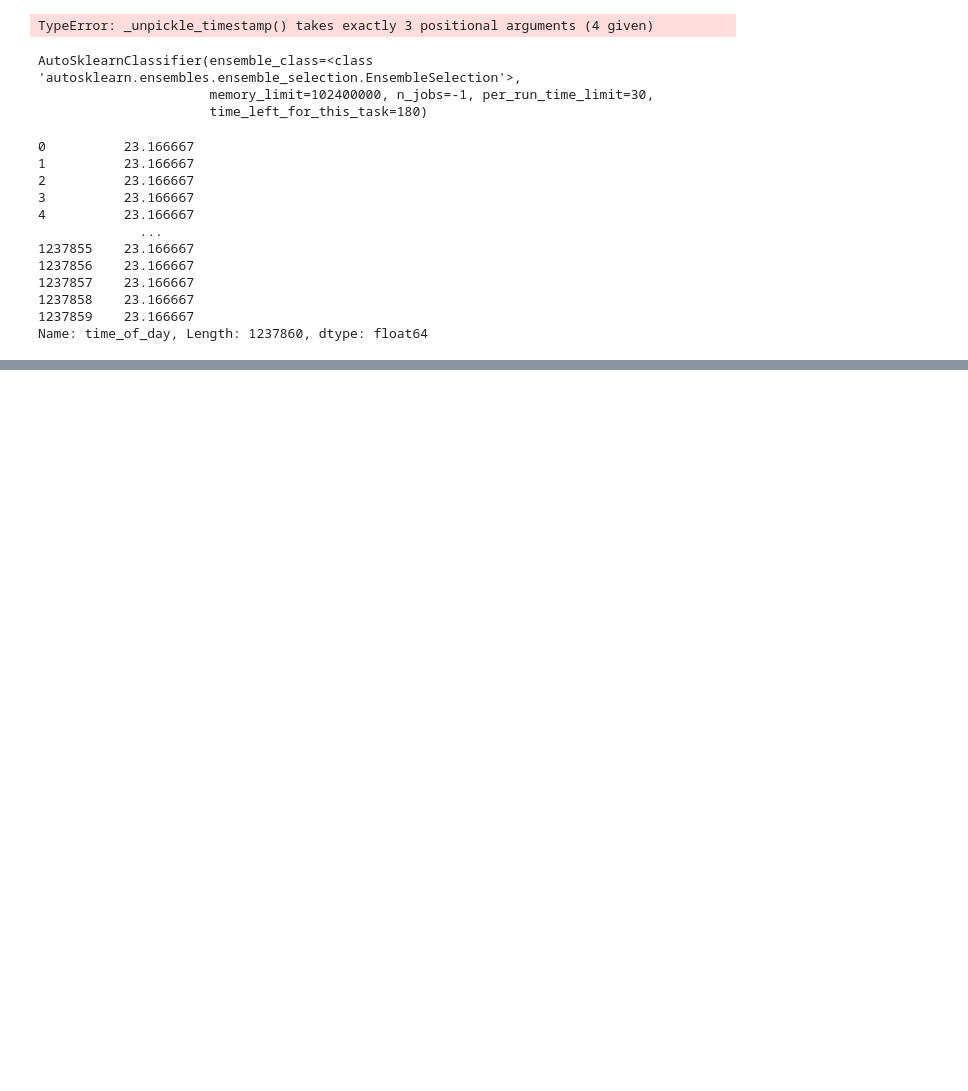
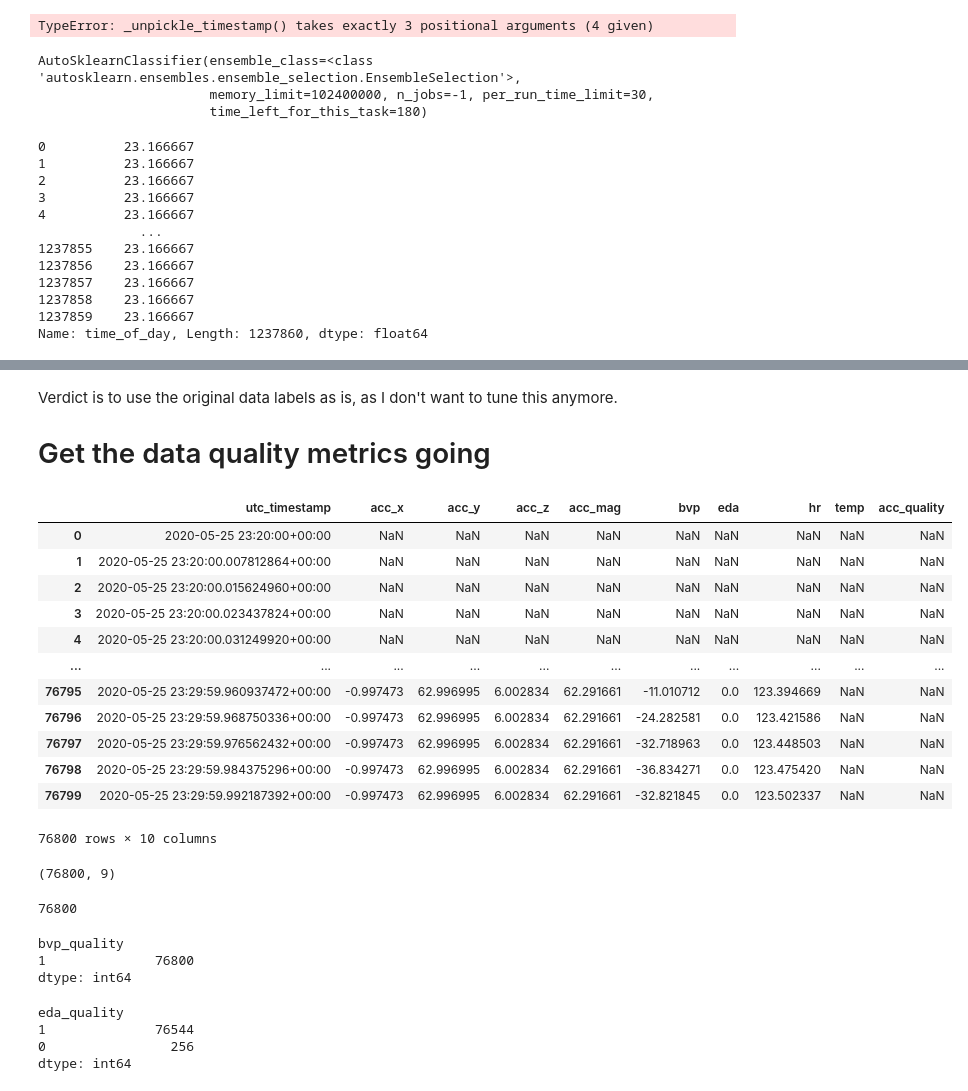
Before and after one commit to Spokhim/PK_EForecasting, a Jupyter notebook: Model_Accel.ipynb, the cells around one changed output, grey strips where cells are left out. Drawn from its saved outputs; the diff is of its cells as text; code cells hidden in the pictures; blank space fills up the shorter version.

```diff
--- a/Model_Accel.ipynb
+++ b/Model_Accel.ipynb
@@ -548,0 +946,52 @@ Name: time_of_day, Length: 1237860, dtype: float64
+# %% [markdown]
+Verdict is to use the original data labels as is, as I don't want to tune this anymore.
+
+# Get the data quality metrics going
+# %%
+f_s = 128
+
+# Add Quality Features
+#df["acc_quality"] =
+data["acc_quality"] = RandFuncs.acc_quality_adj(data, f_s)
+#df["bvp_quality"] = RandFuncs.bvp_quality_adj(data, f_s)
+#df["eda_quality"] = RandFuncs.eda_quality_adj(data, f_s)
+
+# There is a possibility that these need to be performed on a larger window?
+# This is just giving out NaNs.... There is a bug somewhere.
+# %%
+data
+# %% [output]
+|  | utc_timestamp | acc_x | acc_y | acc_z | acc_mag | bvp | eda | hr | temp | acc_quality |
+| 0 | 2020-05-25 23:20:00+00:00 | NaN | NaN | NaN | NaN | NaN | NaN | NaN | NaN | NaN |
+| 1 | 2020-05-25 23:20:00.007812864+00:00 | NaN | NaN | NaN | NaN | NaN | NaN | NaN | NaN | NaN |
+| 2 | 2020-05-25 23:20:00.015624960+00:00 | NaN | NaN | NaN | NaN | NaN | NaN | NaN | NaN | NaN |
+| 3 | 2020-05-25 23:20:00.023437824+00:00 | NaN | NaN | NaN | NaN | NaN | NaN | NaN | NaN | NaN |
+| 4 | 2020-05-25 23:20:00.031249920+00:00 | NaN | NaN | NaN | NaN | NaN | NaN | NaN | NaN | NaN |
+| ... | ... | ... | ... | ... | ... | ... | ... | ... | ... | ... |
+| 76795 | 2020-05-25 23:29:59.960937472+00:00 | -0.997473 | 62.996995 | 6.002834 | 62.291661 | -11.010712 | 0.0 | 123.394669 | NaN | NaN |
+| 76796 | 2020-05-25 23:29:59.968750336+00:00 | -0.997473 | 62.996995 | 6.002834 | 62.291661 | -24.282581 | 0.0 | 123.421586 | NaN | NaN |
+| 76797 | 2020-05-25 23:29:59.976562432+00:00 | -0.997473 | 62.996995 | 6.002834 | 62.291661 | -32.718963 | 0.0 | 123.448503 | NaN | NaN |
+| 76798 | 2020-05-25 23:29:59.984375296+00:00 | -0.997473 | 62.996995 | 6.002834 | 62.291661 | -36.834271 | 0.0 | 123.475420 | NaN | NaN |
+| 76799 | 2020-05-25 23:29:59.992187392+00:00 | -0.997473 | 62.996995 | 6.002834 | 62.291661 | -32.821845 | 0.0 | 123.502337 | NaN | NaN |
+76800 rows × 10 columns
+# %%
+data.shape
+# %% [output]
+(76800, 9)
+# %%
+data.shape[0]
+# %% [output]
+76800
+# %%
+RandFuncs.bvp_quality_adj(data, f_s).value_counts()
+# %% [output]
+bvp_quality
+1              76800
+dtype: int64
+# %%
+RandFuncs.eda_quality_adj(data, f_s).value_counts()
+# %% [output]
+eda_quality
+1              76544
+0                256
+dtype: int64
```
Also changed, not shown: parts of 41 cells of this notebook, 4 other files.
